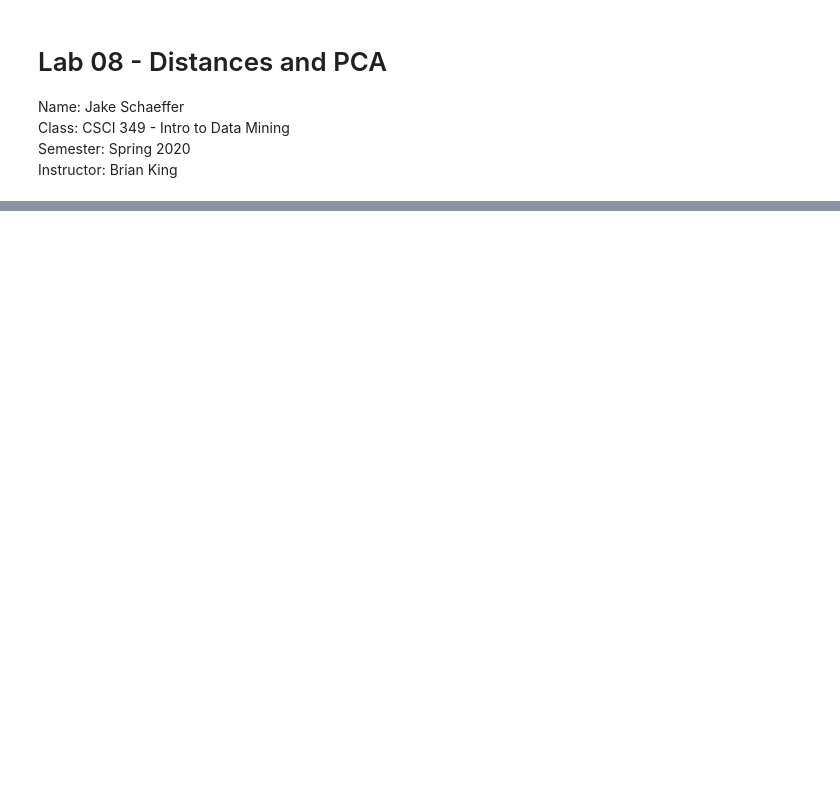
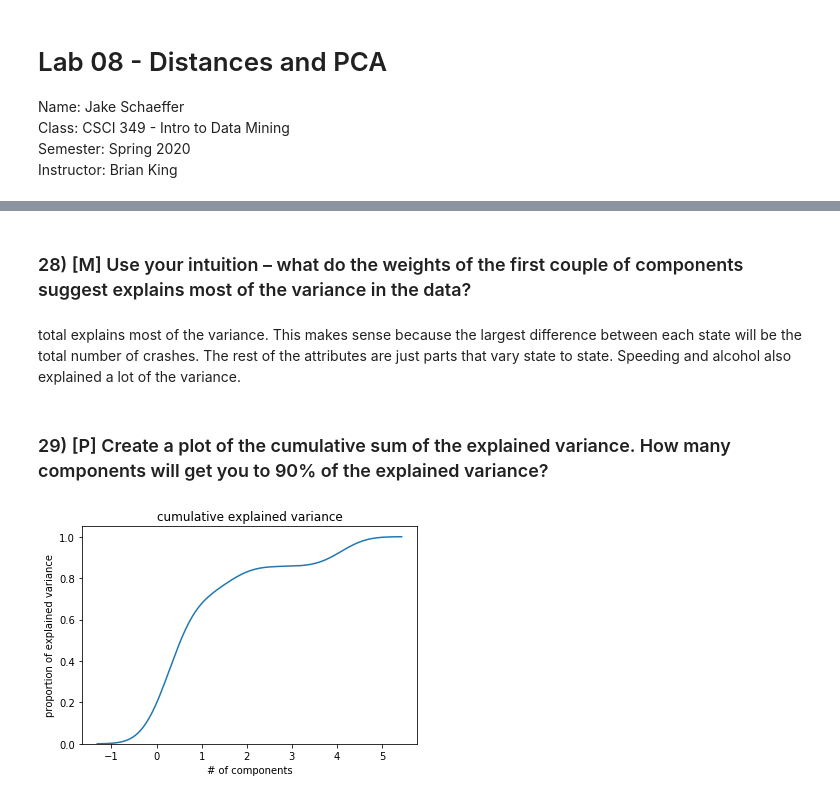
Before and after one commit to jaschaeff/DataMiningIntro, a Jupyter notebook: labs/lab08.ipynb, the cells around one changed output, grey strips where cells are left out. Drawn from its saved outputs; the diff is of its cells as text; code cells hidden in the pictures; blank space fills up the shorter version.

```diff
--- a/labs/lab08.ipynb
+++ b/labs/lab08.ipynb
@@ -86,0 +304,3 @@ distmat_zeroone.stack().sort_values(ascending=False).drop_duplicates().head(3)
+# %%
+df_car_crashes_zscore = df_car_crashes.apply(zscore)
+df_car_crashes_zscore.head()
@@ -86,0 +410,6 @@ distmat_zeroone.stack().sort_values(ascending=False).drop_duplicates().head(3)
+# %%
+pca = PCA(n_components = len(df_car_crashes.columns))
+pca.fit(df_car_crashes_zscore)
+print("\nComponents:\n",pca.components_)
+print("\nExplained variance:\n",pca.explained_variance_)
+print("\nExplained variance ratio:\n",pca.explained_variance_ratio_)
@@ -86,0 +434,15 @@ distmat_zeroone.stack().sort_values(ascending=False).drop_duplicates().head(3)
+# %% [markdown]
+### 28) [M] Use your intuition – what do the weights of the first couple of components suggest explains most of the variance in the data?
+# %% [markdown]
+total explains most of the variance. This makes sense because the largest difference between each state will be the total number of crashes. The rest of the attributes are just parts that vary state to state.  Speeding and alcohol also explained a lot of the variance.
+# %% [markdown]
+### 29) [P] Create a plot of the cumulative sum of the explained variance. How many components will get you to 90% of the explained variance?
+# %%
+sns.distplot(pca.explained_variance_, hist = False,kde_kws={"cumulative":True})
+plt.xlabel("# of components")
+plt.ylabel("proportion of explained variance")
+plt.title("cumulative explained variance")
+plt.show()
+#4 components
+# %% [output]
+[figure, added]
```
Also changed, not shown: parts of 61 cells of this notebook.
